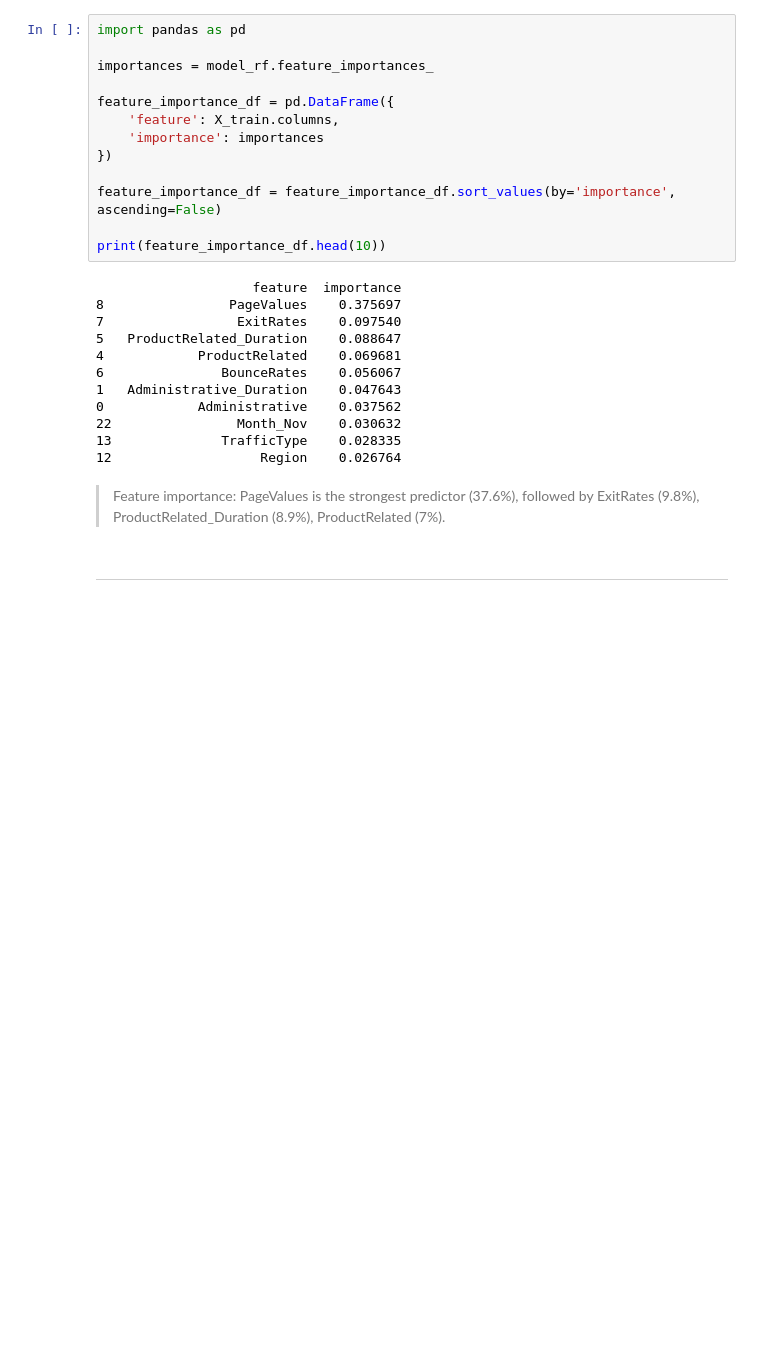
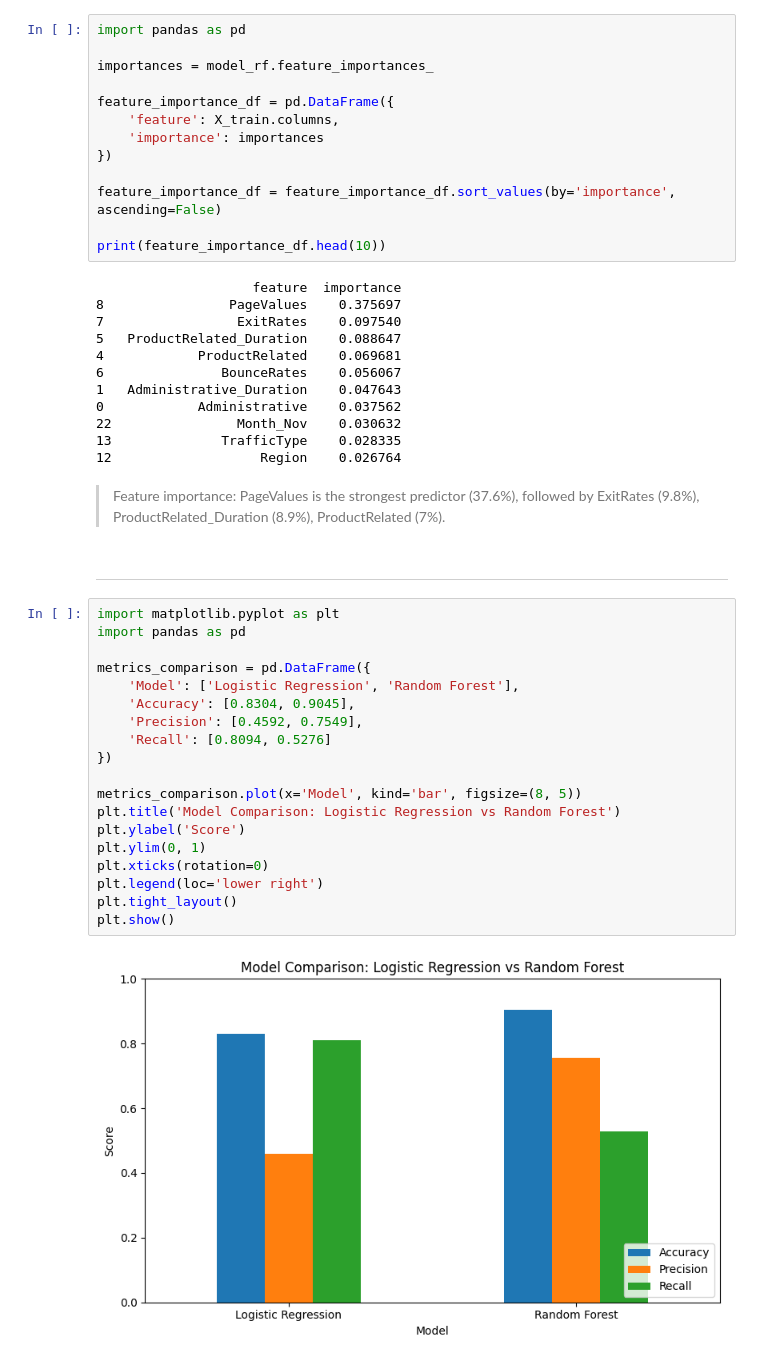
Before and after one commit to kmukhiddinov/purchase-prediction, a Jupyter notebook: purchase_prediction.ipynb, the cells around one changed output. Saved outputs shown, nothing was run; the diff lists cells and outputs as text; blank space fills up the shorter version.

Commit message:
Final visualization steps

```diff
--- a/purchase_prediction.ipynb
+++ b/purchase_prediction.ipynb
@@ -279,3 +279,24 @@ print(feature_importance_df.head(10))
 followed by ExitRates (9.8%), ProductRelated_Duration (8.9%), ProductRelated (7%).
 # %% [markdown]
 ---
+# %%
+import matplotlib.pyplot as plt
+import pandas as pd
+
+metrics_comparison = pd.DataFrame({
+    'Model': ['Logistic Regression', 'Random Forest'],
+    'Accuracy': [0.8304, 0.9045],
+    'Precision': [0.4592, 0.7549],
+    'Recall': [0.8094, 0.5276]
+})
+
+metrics_comparison.plot(x='Model', kind='bar', figsize=(8, 5))
+plt.title('Model Comparison: Logistic Regression vs Random Forest')
+plt.ylabel('Score')
+plt.ylim(0, 1)
+plt.xticks(rotation=0)
+plt.legend(loc='lower right')
+plt.tight_layout()
+plt.show()
+# %% [output]
+[figure, added]
```
Also changed, not shown: parts of 6 cells of this notebook.
